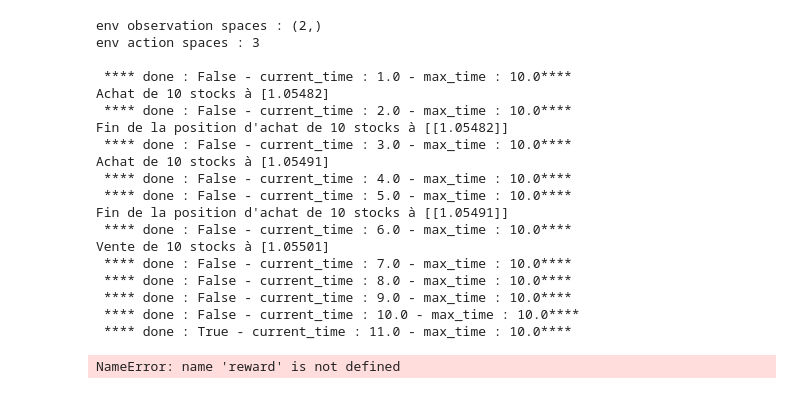
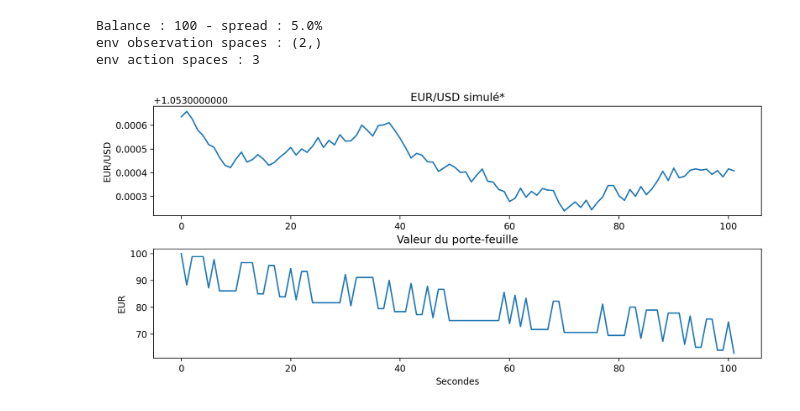
Before and after one commit to Marc-ElieCharleston/Reinforcement_trading, a Jupyter notebook: RL_Trading.ipynb, the cells around one changed output. Saved outputs shown, nothing was run; the diff lists cells and outputs as text; code cells hidden in the pictures.

Commit message:
ajout du render, gestion des action d'achat et de vente

```diff
--- a/RL_Trading.ipynb
+++ b/RL_Trading.ipynb
@@ -208,50 +236,35 @@ class Agent():
     def act(self):
         pass
 # %%
-env = EnvTest(simulation_duration="10")
+env = EnvTest(simulation_duration="100")
 agent = Agent()
 print(f"env observation spaces : {env.observation_spaces.shape}")
 print(f"env action spaces : {env.action_spaces.n}")
 print()
 num_action = env.action_spaces.n
 num_observation = env.observation_spaces.shape[0]
 
 nb_max_episode = 1
 
 for episode in range(nb_max_episode):
     state = env.reset()
     done = False
     score = 0
 
     while not done:
         action = env.action_spaces.sample()
         next_state, reward, done, _ = env.step(action)
         #print(f"episode : {episode+1} - score total : {score}")
 
         score += reward
         state = next_state
 
         if done:
-            #env.render()
+            env.render()
             #print(f"episode : {episode+1} - score total : {score}")
             pass
 # %% [output]
+Balance : 100 - spread : 5.0%
 env observation spaces : (2,)
 env action spaces : 3
-
- **** done : False - current_time : 1.0 - max_time : 10.0****
-Achat de 10 stocks à [1.05482]
- **** done : False - current_time : 2.0 - max_time : 10.0****
-Fin de la position d'achat de 10 stocks à [[1.05482]]
- **** done : False - current_time : 3.0 - max_time : 10.0****
-Achat de 10 stocks à [1.05491]
- **** done : False - current_time : 4.0 - max_time : 10.0****
- **** done : False - current_time : 5.0 - max_time : 10.0****
-Fin de la position d'achat de 10 stocks à [[1.05491]]
- **** done : False - current_time : 6.0 - max_time : 10.0****
-Vente de 10 stocks à [1.05501]
- **** done : False - current_time : 7.0 - max_time : 10.0****
- **** done : False - current_time : 8.0 - max_time : 10.0****
- **** done : False - current_time : 9.0 - max_time : 10.0****
- **** done : False - current_time : 10.0 - max_time : 10.0****
- **** done : True - current_time : 11.0 - max_time : 10.0****
+[figure, added]
@@ -309,23 +270,0 @@ class OrderImbalanceEnv(gym.Env):
-# %%
-
-
-# generate sample data
-data = np.random.normal(100, 10, size=(1000, 3))
-
-# create environment
-env = OrderImbalanceEnv(data, lookback=10, fee=0.01)
-
-# reset environment and get initial observation
-obs = env.reset()
-
-# take random actions for 100 time steps
-for i in range(100):
-    action = env.action_space.sample()
-    obs, reward, done, info = env.step(action)
-    print(f"Step {i+1}: Action={action}, Reward={reward:.4f}, Balance={env.balance:.4f}, Shares={env.shares:.4f}")
-
-    if done:
-        print("Episode finished after {} timesteps".format(i+1))
-        break
-# %% [output]
-NameError: name 'reward' is not defined
```
Also changed, not shown: parts of 4 cells of this notebook.
